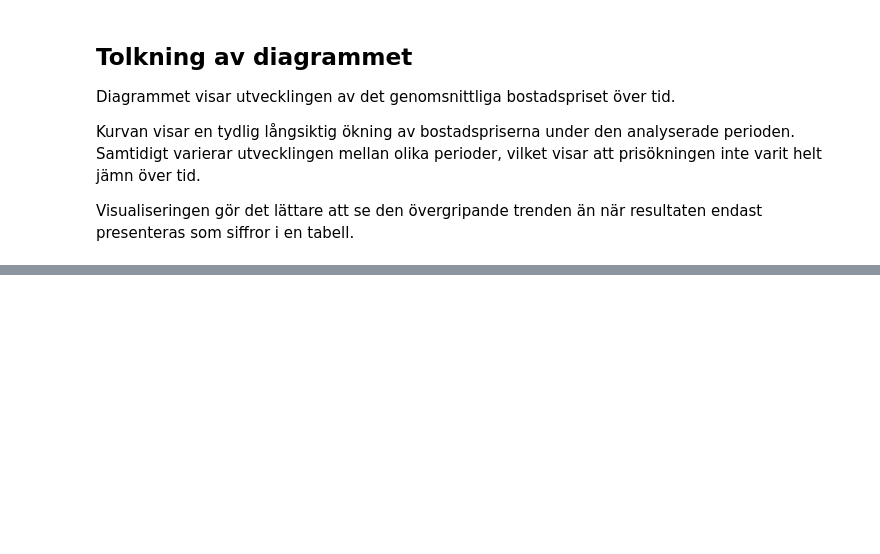
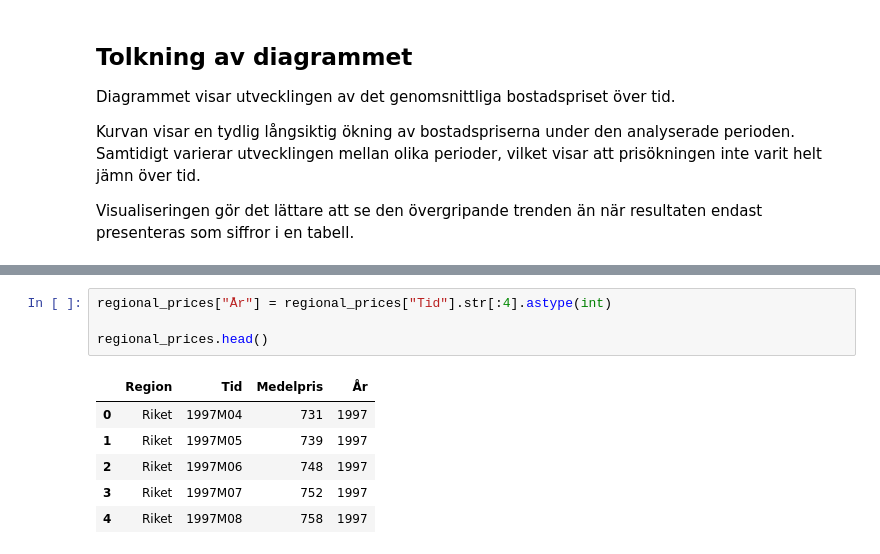
Before and after one commit to musishxo/house_price_analysis-SCB, a Jupyter notebook: House_price_analysis_SCB.ipynb, the cells around one changed output, grey strips where cells are left out. Cells and saved outputs as stored; diff of their text form; blank space fills up the shorter version.

```diff
--- a/House_price_analysis_SCB.ipynb
+++ b/House_price_analysis_SCB.ipynb
@@ -515,0 +608,11 @@ Visualiseringen gör det lättare att se den övergripande trenden än när resu
+# %%
+regional_prices["År"] = regional_prices["Tid"].str[:4].astype(int)
+
+regional_prices.head()
+# %% [output]
+|  | Region | Tid | Medelpris | År |
+| 0 | Riket | 1997M04 | 731 | 1997 |
+| 1 | Riket | 1997M05 | 739 | 1997 |
+| 2 | Riket | 1997M06 | 748 | 1997 |
+| 3 | Riket | 1997M07 | 752 | 1997 |
+| 4 | Riket | 1997M08 | 758 | 1997 |
```
Also changed, not shown: parts of 8 cells of this notebook.
